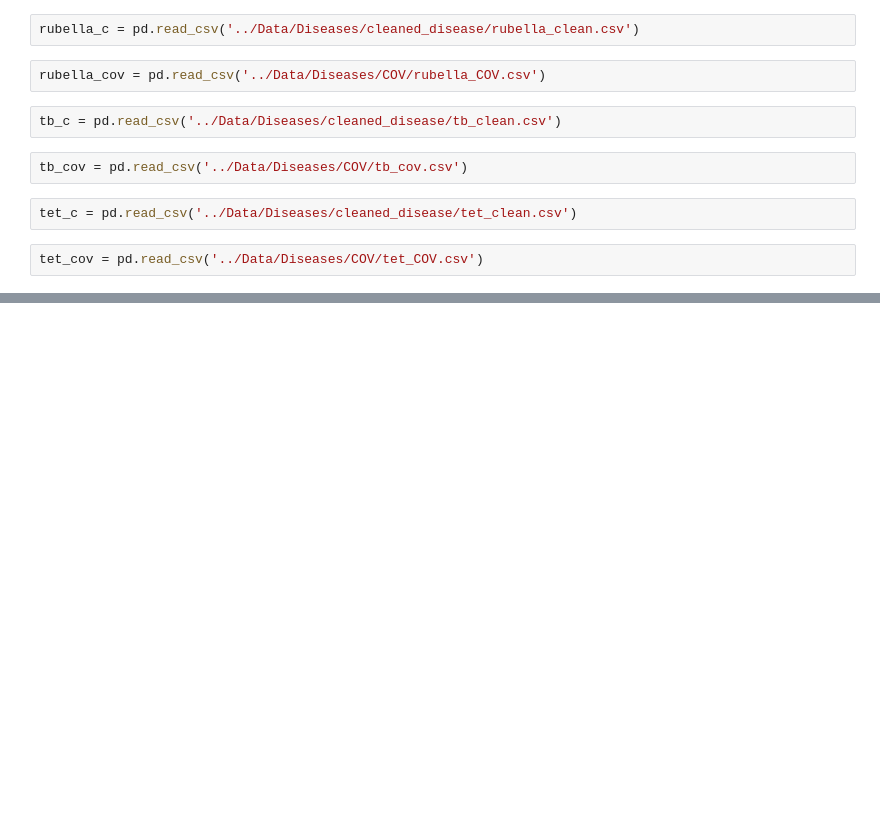
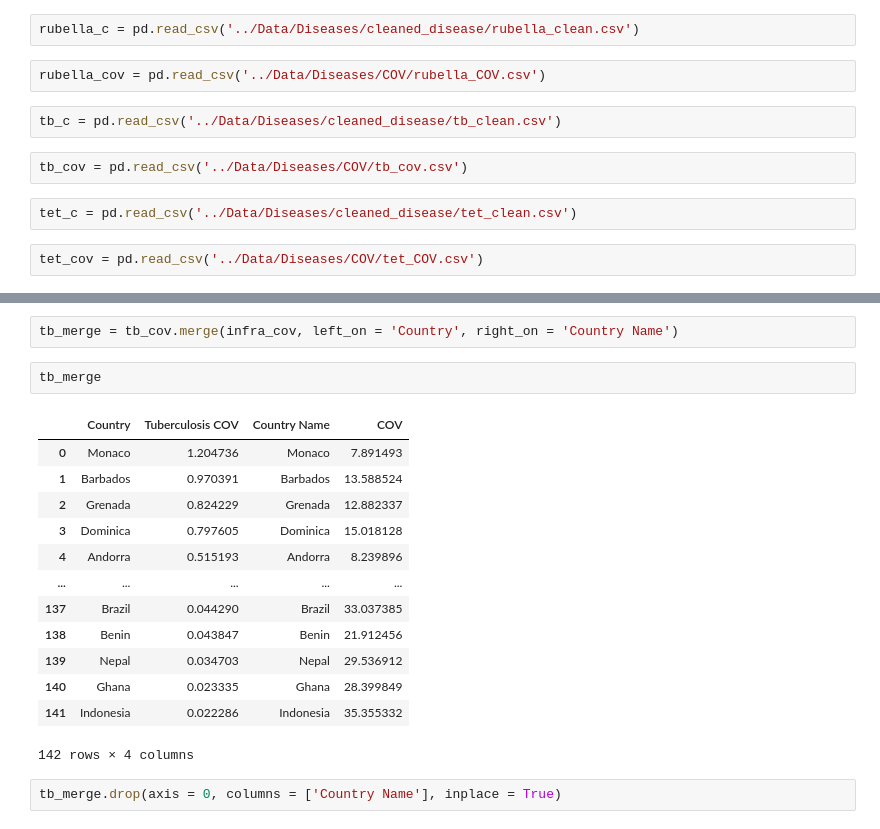
Before and after one commit to rnsfrd/capstone, a Jupyter notebook: Parts/Visualizations.ipynb, the cells around one changed output, grey strips where cells are left out. Cells and saved outputs as stored; diff of their text form; blank space fills up the shorter version.

```diff
--- a/Parts/Visualizations.ipynb
+++ b/Parts/Visualizations.ipynb
@@ -71,0 +114,20 @@ tet_cov = pd.read_csv('../Data/Diseases/COV/tet_COV.csv')
+# %%
+tb_merge = tb_cov.merge(infra_cov, left_on = 'Country', right_on = 'Country Name')
+# %%
+tb_merge
+# %% [output]
+|  | Country | Tuberculosis COV | Country Name | COV |
+| 0 | Monaco | 1.204736 | Monaco | 7.891493 |
+| 1 | Barbados | 0.970391 | Barbados | 13.588524 |
+| 2 | Grenada | 0.824229 | Grenada | 12.882337 |
+| 3 | Dominica | 0.797605 | Dominica | 15.018128 |
+| 4 | Andorra | 0.515193 | Andorra | 8.239896 |
+| ... | ... | ... | ... | ... |
+| 137 | Brazil | 0.044290 | Brazil | 33.037385 |
+| 138 | Benin | 0.043847 | Benin | 21.912456 |
+| 139 | Nepal | 0.034703 | Nepal | 29.536912 |
+| 140 | Ghana | 0.023335 | Ghana | 28.399849 |
+| 141 | Indonesia | 0.022286 | Indonesia | 35.355332 |
+142 rows × 4 columns
+# %%
+tb_merge.drop(axis = 0, columns = ['Country Name'], inplace = True)
```
Also changed, not shown: parts of 14 cells of this notebook, 30 other files.
